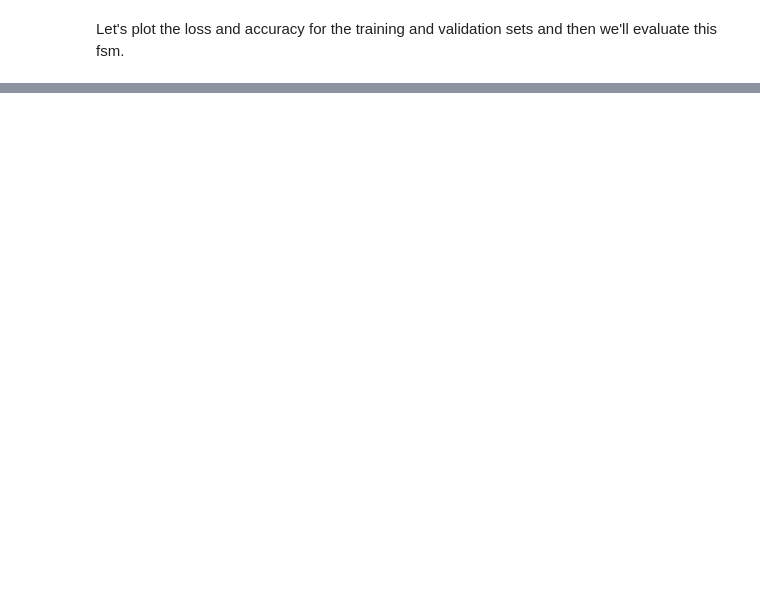
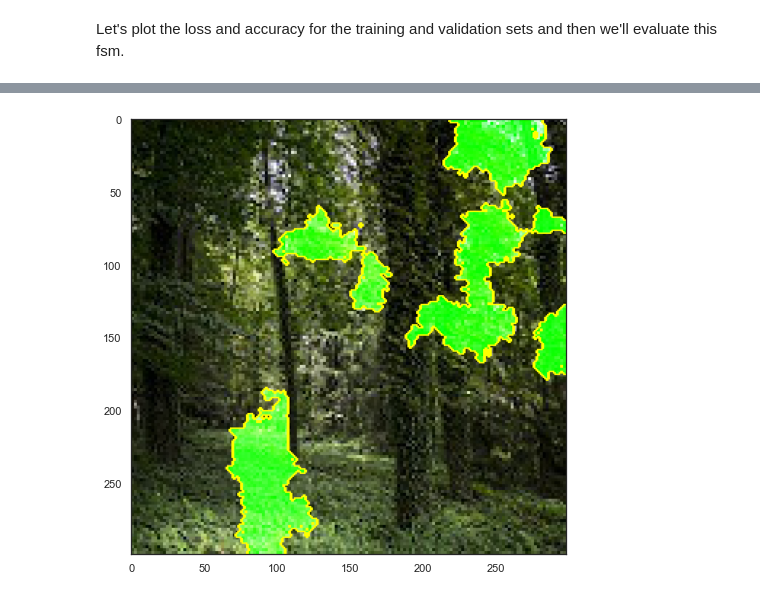
Before and after one commit to lecritch/Cene-Image-Classification, a Jupyter notebook: reports/final_report.ipynb, the cells around one changed output, grey strips where cells are left out. Saved outputs shown, nothing was run; the diff lists cells and outputs as text; code cells hidden in the pictures; blank space fills up the shorter version.

Commit message:
lime works rn

```diff
--- a/reports/final_report.ipynb
+++ b/reports/final_report.ipynb
@@ -437,0 +465,2 @@ NameError: name 'parent_dir' is not defined
+# %%
+fsm = load_model(parent_dir + 'models/report_fsm', custom_objects = None, compile = True)
@@ -437,0 +517,11 @@ NameError: name 'parent_dir' is not defined
+# %%
+# instantiate lime explainer object
+explainer = lime_image.LimeImageExplainer()
+
+explanation = explainer.explain_instance(images[3], fsm.predict, top_labels = 5,
+                                         hide_color = None, num_samples = 1000)
+# %%
+temp, mask = explanation.get_image_and_mask(explanation.top_labels[0], positive_only=False, num_features=10, hide_rest=False)
+plt.imshow(mark_boundaries(temp, mask));
+# %% [output]
+[figure, added]
```
Also changed, not shown: parts of 24 cells of this notebook, 4 other files.
